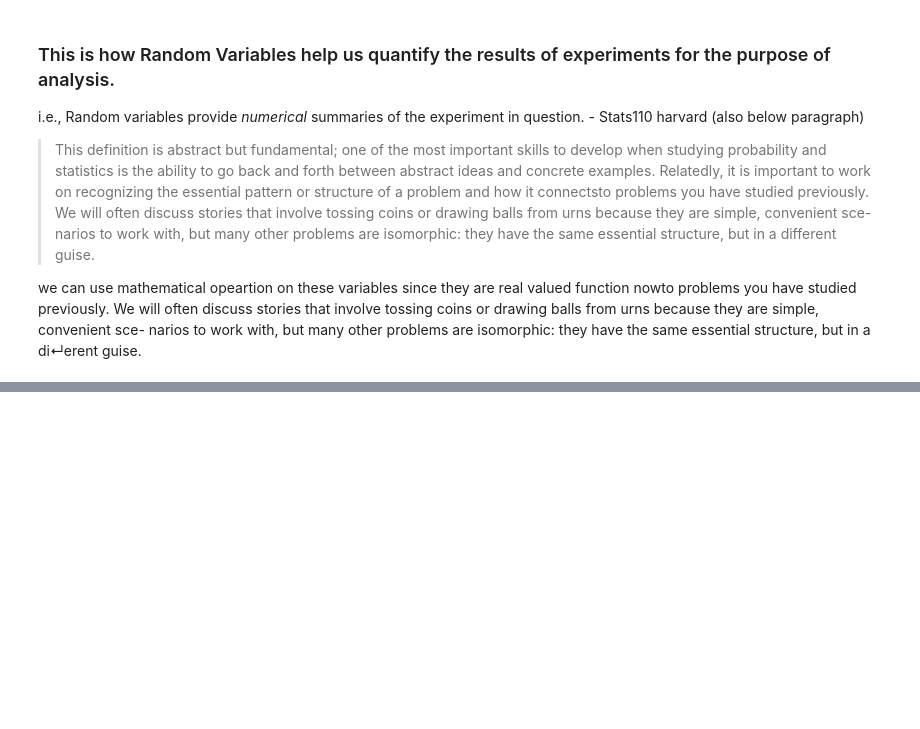
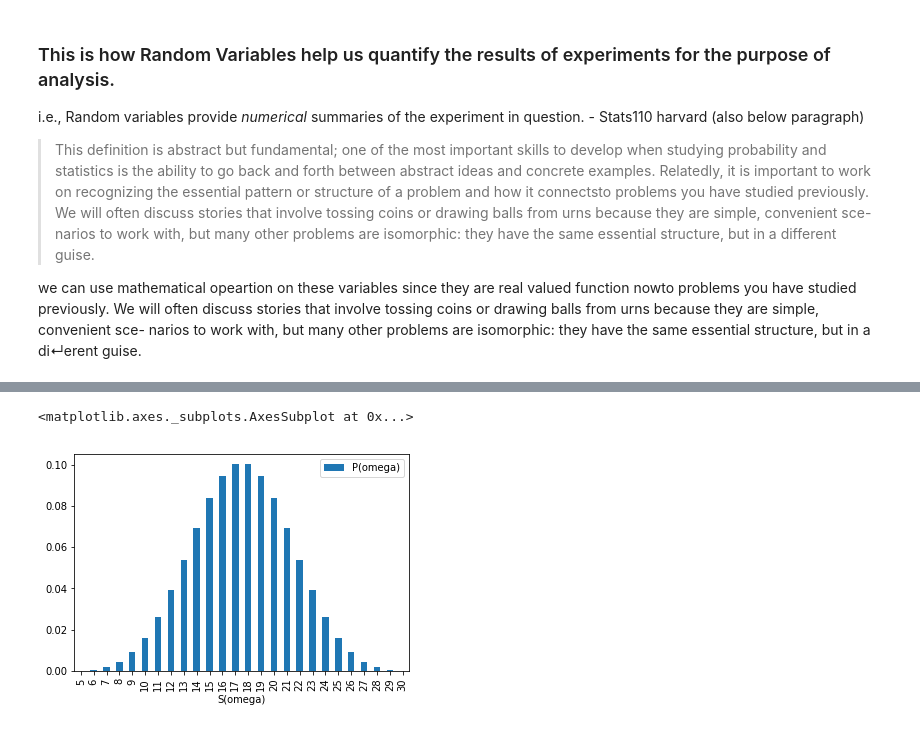
Before and after one commit to nipunsadvilkar/ProbabilityForHackers, a Jupyter notebook: Introducing Random Variables.ipynb, the cells around one changed output, grey strips where cells are left out. Cells and saved outputs as stored; diff of their text form; code cells hidden in the pictures; blank space fills up the shorter version.

```diff
--- a/Introducing Random Variables.ipynb
+++ b/Introducing Random Variables.ipynb
@@ -210,0 +217,3 @@ essential structure, but in a di↵erent guise.
+# %%
+dist_S = five_rolls_sum.drop('Omega', axis=1).groupby('S(omega)', as_index=False).sum()
+dist_S
@@ -210,0 +272,6 @@ essential structure, but in a di↵erent guise.
+# %%
+s = dist_S.ix[:,0]
+p_s = dist_S.ix[:,1]
+# %%
+dist_S = pd.concat([s,p_s],axis=1)
+dist_S
@@ -210,0 +296,5 @@ essential structure, but in a di↵erent guise.
+# %%
+dist_S.plot(x="S(omega)",y="P(omega)", kind="bar")
+# %% [output]
+<matplotlib.axes._subplots.AxesSubplot at 0x...>
+[figure, added]
```
Also changed, not shown: parts of 15 cells of this notebook.
